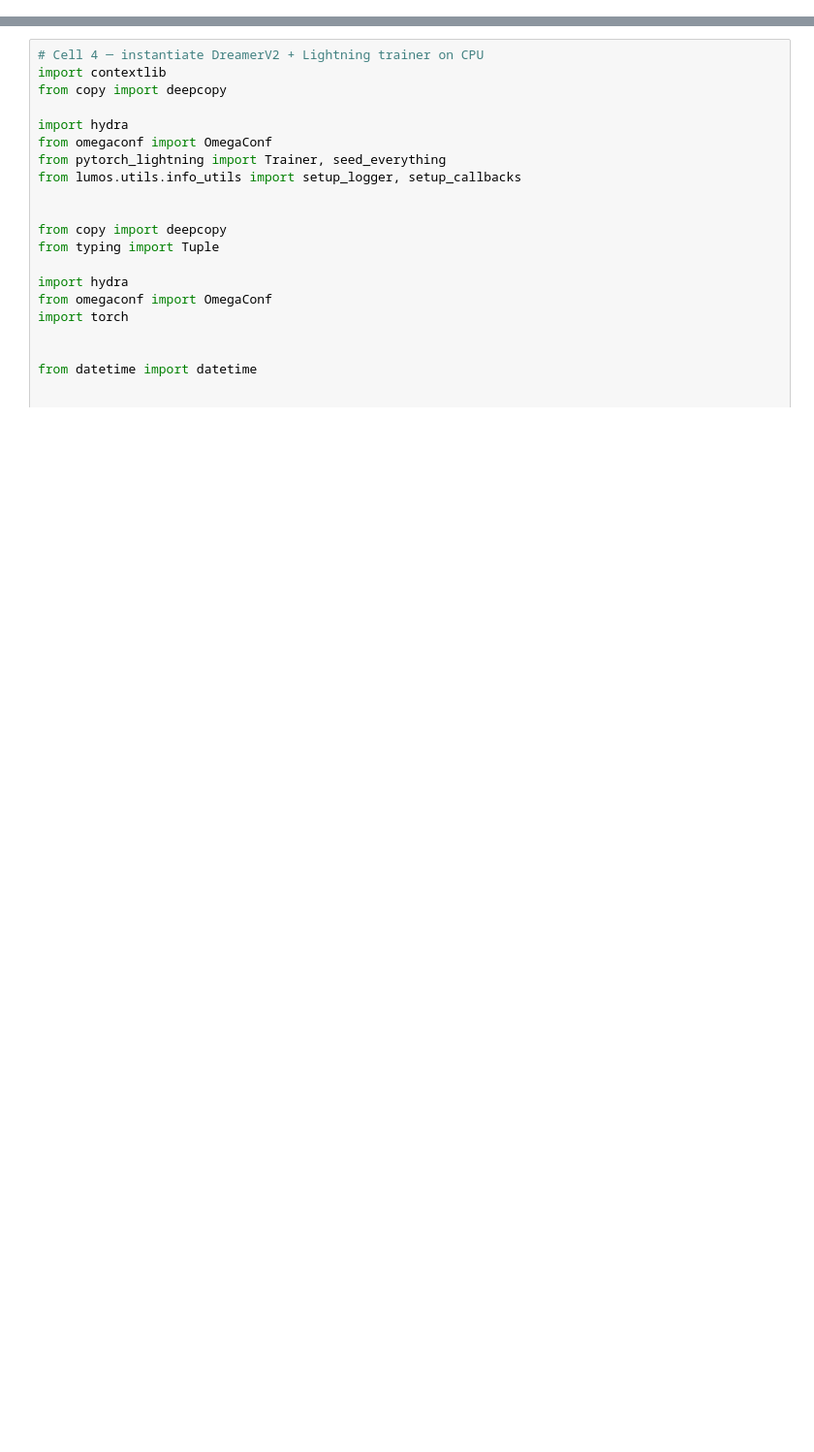
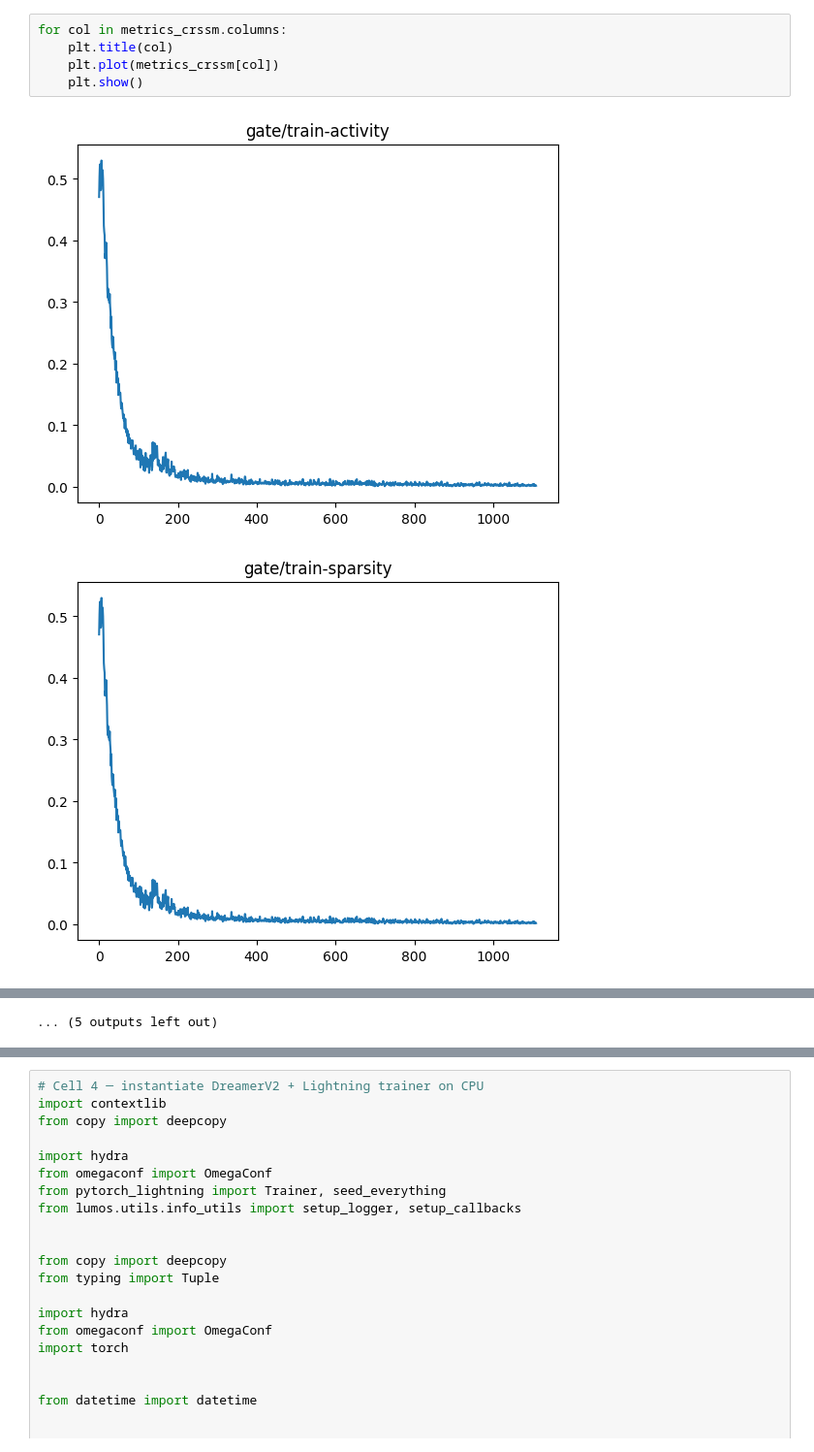
Before and after one commit to emlakp/hwd_d, a Jupyter notebook: notebooks/debug_crssm.ipynb, the cells around one changed output, grey strips where cells are left out. Shown at 97% size. Cells and saved outputs as stored; diff of their text form; blank space fills up the shorter version.

```diff
--- a/notebooks/debug_crssm.ipynb
+++ b/notebooks/debug_crssm.ipynb
@@ -0,0 +58,8 @@
+# %%
+for col in metrics_crssm.columns:
+    plt.title(col)
+    plt.plot(metrics_crssm[col])
+    plt.show()
+# %% [output]
+[figure, added]
+[figure, added]
@@ -0,0 +76 @@
+... (5 outputs left out)
```
Also changed, not shown: parts of 11 cells of this notebook, 3 other files.
